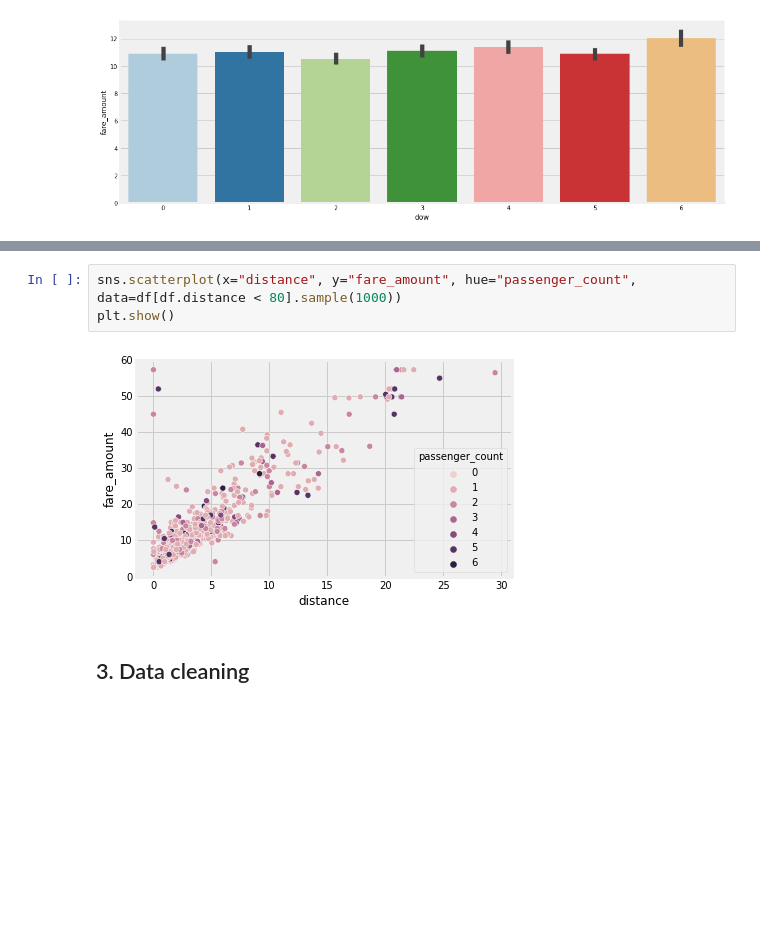
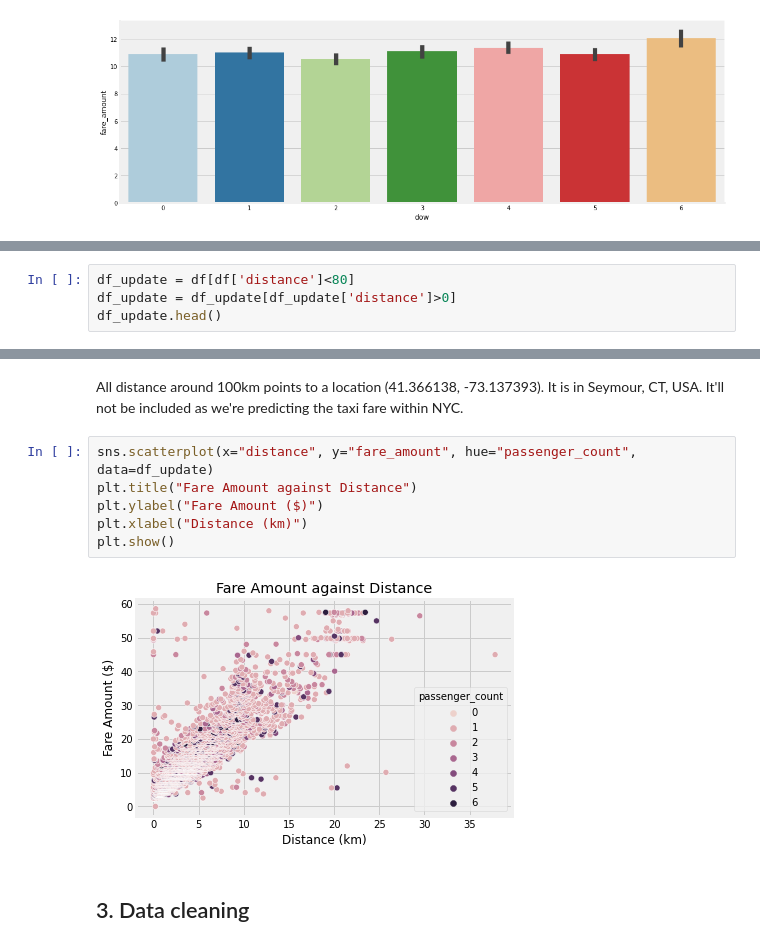
Before and after one commit to yongsin91/TaxiFareModel, a Jupyter notebook: notebooks/Taxi-Fare-Model.ipynb, the cells around one changed output, grey strips where cells are left out. Drawn from its saved outputs; the diff is of its cells as text; blank space fills up the shorter version.

```diff
--- a/notebooks/Taxi-Fare-Model.ipynb
+++ b/notebooks/Taxi-Fare-Model.ipynb
@@ -325,0 +325,4 @@ plt.show()
+# %%
+df_update = df[df['distance']<80]
+df_update = df_update[df_update['distance']>0]
+df_update.head()
@@ -326,8 +336,13 @@ plt.show()
+# %% [markdown]
+All distance around 100km points to a location (41.366138, -73.137393). It is in Seymour, CT, USA. It'll not be included as we're predicting the taxi fare within NYC.
 # %%
-sns.scatterplot(x="distance", y="fare_amount", hue="passenger_count", data=df[df.distance < 80].sample(1000))
+sns.scatterplot(x="distance", y="fare_amount", hue="passenger_count", data=df_update)
+plt.title("Fare Amount against Distance")
+plt.ylabel("Fare Amount ($)")
+plt.xlabel("Distance (km)")
 plt.show()
 # %% [output]
-[figure, old version]
+[figure, new version]
 # %% [markdown]
 ## 3. Data cleaning <a id='part3'></a>
 # %% [markdown]
```
Also changed, not shown: parts of 40 cells of this notebook, 6 other files.
